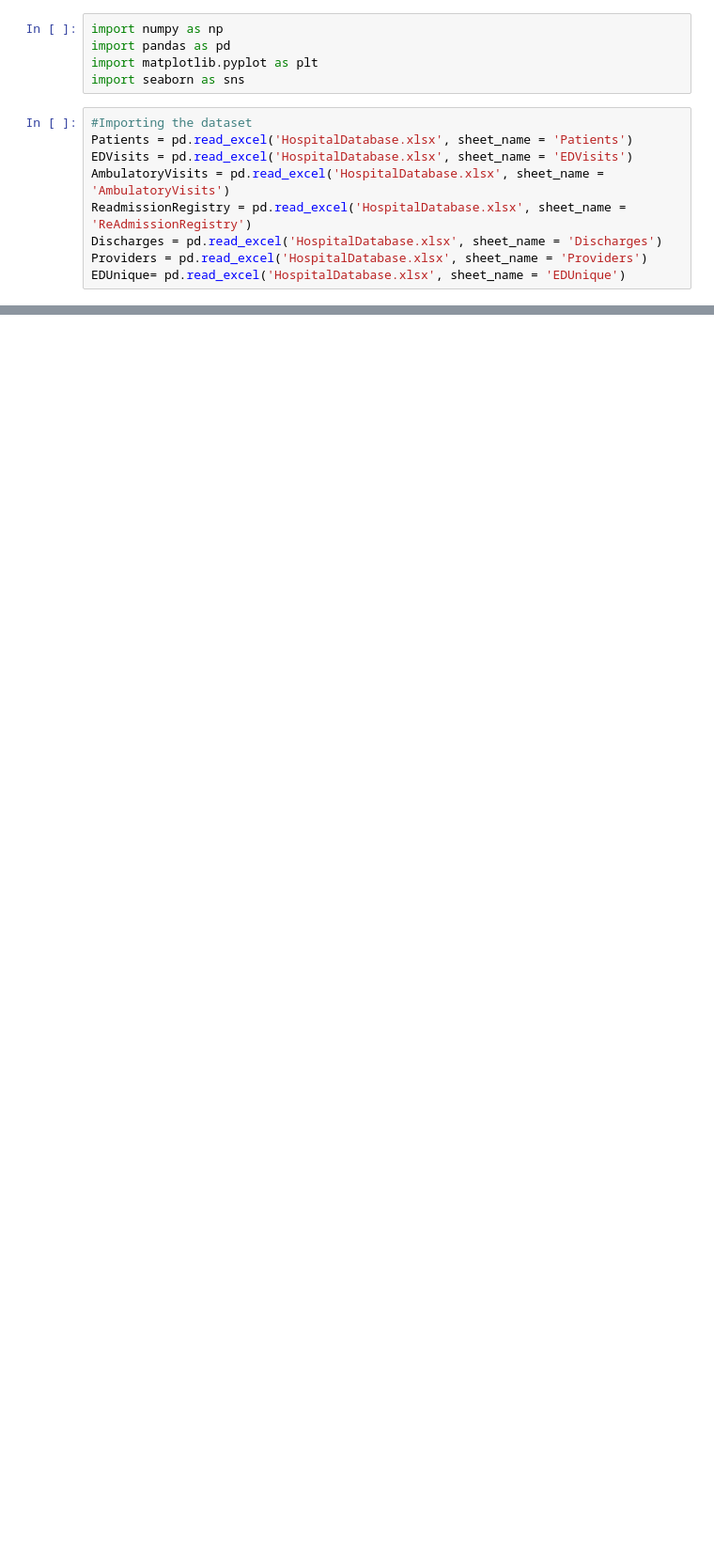
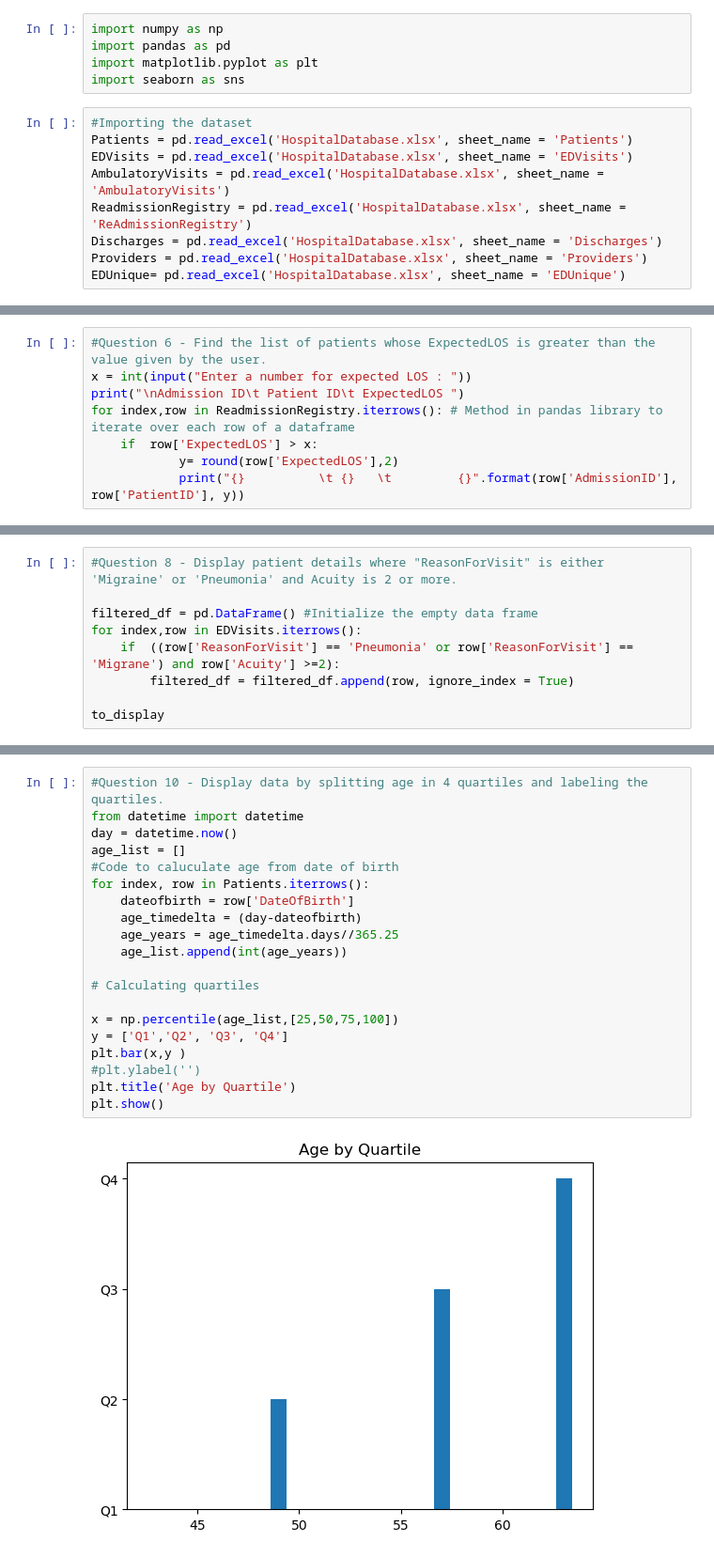
Before and after one commit to akilarvn/Python-Hackathon, a Jupyter notebook: DataEagles_FinalQuestions.ipynb, the cells around one changed output, grey strips where cells are left out. Shown at 94% size. Drawn from its saved outputs; the diff is of its cells as text; blank space fills up the shorter version.

```diff
--- a/DataEagles_FinalQuestions.ipynb
+++ b/DataEagles_FinalQuestions.ipynb
@@ -44,0 +72,8 @@ ReadmissionRegistry.head()
+# %%
+#Question 6 - Find the list of patients whose ExpectedLOS is greater than the value given by the user.
+x = int(input("Enter a number for expected LOS : "))
+print("\nAdmission ID\t Patient ID\t ExpectedLOS ")
+for index,row in ReadmissionRegistry.iterrows(): # Method in pandas library to iterate over each row of a dataframe
+    if  row['ExpectedLOS'] > x:
+            y= round(row['ExpectedLOS'],2)
+            print("{}          \t {}   \t         {}".format(row['AdmissionID'], row['PatientID'], y))
@@ -44,0 +113,9 @@ ReadmissionRegistry.head()
+# %%
+#Question 8 - Display patient details where "ReasonForVisit" is either 'Migraine' or 'Pneumonia' and Acuity is 2 or more.
+
+filtered_df = pd.DataFrame() #Initialize the empty data frame
+for index,row in EDVisits.iterrows():
+    if  ((row['ReasonForVisit'] == 'Pneumonia' or row['ReasonForVisit'] == 'Migrane') and row['Acuity'] >=2):
+        filtered_df = filtered_df.append(row, ignore_index = True)
+
+to_display
@@ -44,0 +151,22 @@ ReadmissionRegistry.head()
+# %%
+#Question 10 - Display data by splitting age in 4 quartiles and labeling the quartiles.
+from datetime import datetime
+day = datetime.now()
+age_list = []
+#Code to caluculate age from date of birth
+for index, row in Patients.iterrows():
+    dateofbirth = row['DateOfBirth']
+    age_timedelta = (day-dateofbirth)
+    age_years = age_timedelta.days//365.25
+    age_list.append(int(age_years))
+
+# Calculating quartiles
+
+x = np.percentile(age_list,[25,50,75,100])
+y = ['Q1','Q2', 'Q3', 'Q4']
+plt.bar(x,y )
+#plt.ylabel('')
+plt.title('Age by Quartile')
+plt.show()
+# %% [output]
+[figure, added]
```
Also changed, not shown: parts of 20 cells of this notebook.
